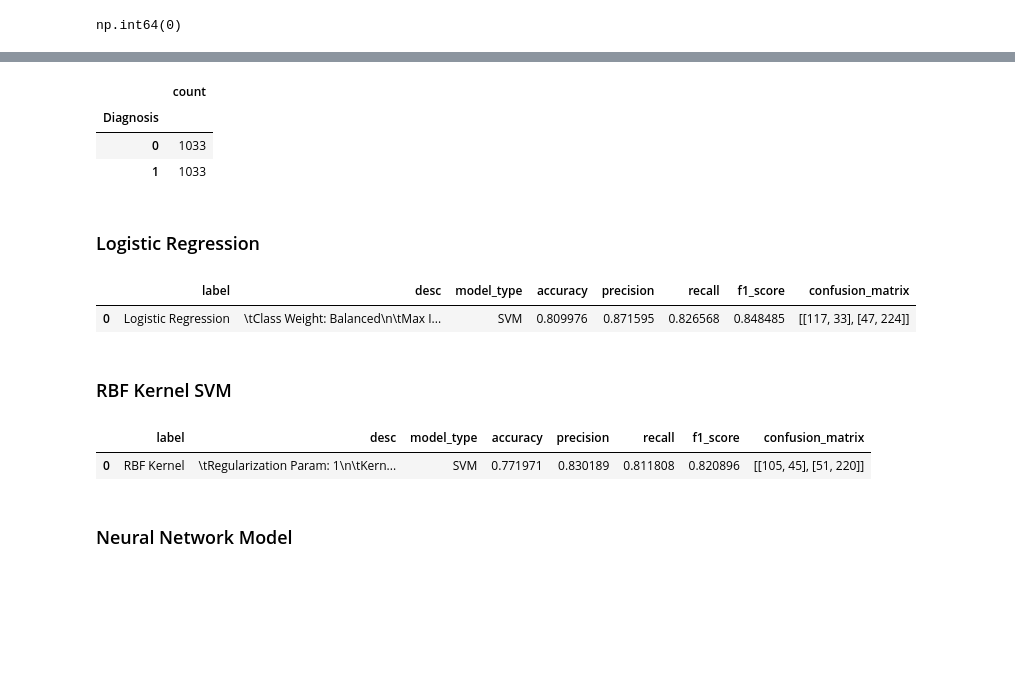
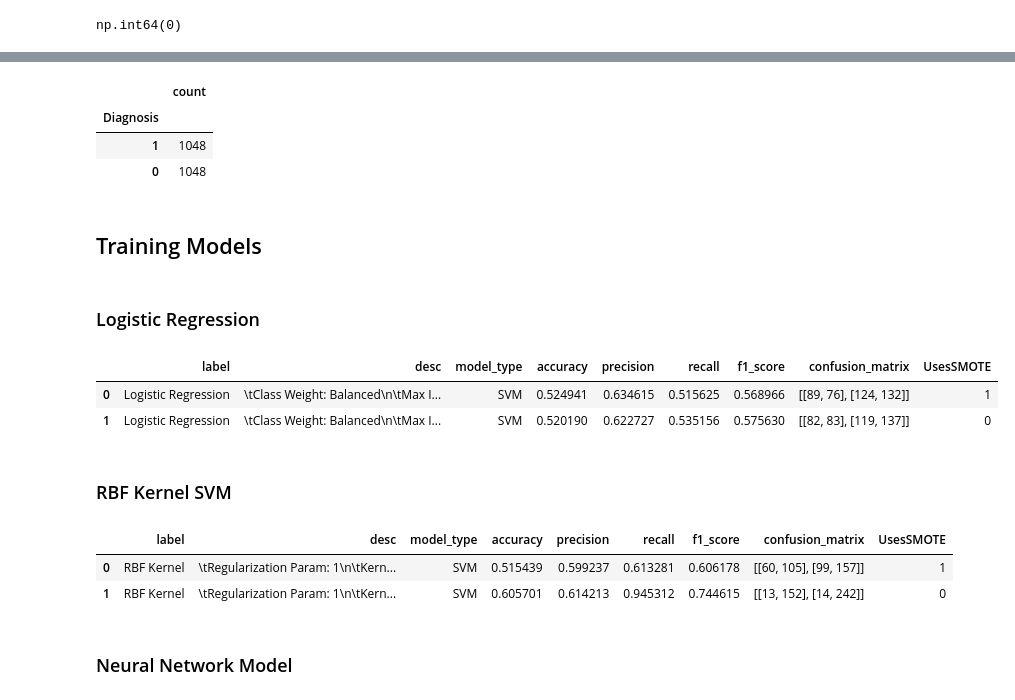
Before and after one commit to julianag27/ml-project, a Jupyter notebook: FinalProject.ipynb, the cells around one changed output, grey strips where cells are left out. Cells and saved outputs as stored; diff of their text form; code cells hidden in the pictures; blank space fills up the shorter version.

```diff
--- a/FinalProject.ipynb
+++ b/FinalProject.ipynb
@@ -63,0 +58,6 @@ plt.show()
+# %%
+# drop patient and doctor columns
+df = df.drop(columns=['PatientID', 'DoctorInCharge'])
+
+# dropping symptom columns (we want to predict based of demographic info not direct symptoms)
+df = df.drop(columns=['UPDRS', 'MoCA', 'FunctionalAssessment', 'Tremor', 'Rigidity', 'Bradykinesia', 'PosturalInstability', 'SpeechProblems', 'SleepDisorders', 'Constipation'])
@@ -64,6 +90,18 @@ plt.show()
 # %%
-y = df.Diagnosis.value_counts().plot(kind='bar')
+temp = df.copy()
+temp["Height_cm"] = temp["Gender"].apply(lambda x: 175 if x == 0 else 162) # estimates based on gender average
+temp["Weight_kg"] = temp["BMI"] * (temp["Height_cm"] / 100)**2
 
-plt.ylabel("Count")
-plt.title("Diagnosis Total Count")
-display(df['Diagnosis'].value_counts().to_frame('count'))
+# https://en.wikipedia.org/wiki/Harris–Benedict_equation#Calculating_the_Harris-Benedict_BMR
+temp["BMREstimate"] = temp.apply(lambda row: 10*row["Weight_kg"] + 6.25*row["Height_cm"] - 5*row["Age"] - 166*row["Gender"] + 5, axis=1)
+
+temp["LifestyleScore"] = (
+    0.6*temp["DietQuality"] +
+    0.4*temp["PhysicalActivity"] +
+    0.2*temp["SleepQuality"]
+)/5 - 1 # Weights based on intuition on importance for our purposes (normalized to be a number with range [-1, 1])
+
+temp["GeneticMetabolicDispositionEstimate"] = temp["BMREstimate"] - 150 * temp["LifestyleScore"] # estimates a possible 150 kcal incluence either way based on lifestyle
+
+df["BMREstimate"] = temp["BMREstimate"]
+df["GeneticMetabolicDispositionEstimate"] = temp["GeneticMetabolicDispositionEstimate"]
@@ -94,36 +121,50 @@ X_test  = scaler.transform(X_test)
 # %%
 from imblearn.over_sampling import SMOTE
 
-smote = SMOTE(random_state=42)
+smote = SMOTE(random_state=1234)
+
+# keeping old sets to compare sampled data and not sampled data
+X_train_old, Y_train_old = X_train, Y_train
 
 # Resample to balance Dataset
 X_train, Y_train = smote.fit_resample(X_train, Y_train)
 display(Y_train.value_counts().to_frame('count'))
+
+def smote_and_not(func):
+    models_1 = func(X_train, Y_train, X_test, Y_test)
+    models_1["UsesSMOTE"] = 1
+    models_0 = func(X_train_old, Y_train_old, X_test, Y_test)
+    models_0["UsesSMOTE"] = 0
+    return pd.concat([models_1, models_0], ignore_index=True)
 # %% [output]
 |  | count |
 | Diagnosis |  |
-| 0 | 1033 |
-| 1 | 1033 |
+| 1 | 1048 |
+| 0 | 1048 |
+# %% [markdown]
+## Training Models
 # %% [markdown]
 ### Logistic Regression
 # %%
 from models.regression import rg_run_models
 
-rg_models = rg_run_models(X_train, Y_train, X_test, Y_test)
-rg_models
+rg_models = smote_and_not(rg_run_models)
+rg_models # Show stats output as table
 # %% [output]
-|  | label | desc | model_type | accuracy | precision | recall | f1_score | confusion_matrix |
-| 0 | Logistic Regression | \tClass Weight: Balanced\n\tMax I... | SVM | 0.809976 | 0.871595 | 0.826568 | 0.848485 | [[117, 33], [47, 224]] |
+|  | label | desc | model_type | accuracy | precision | recall | f1_score | confusion_matrix | UsesSMOTE |
+| 0 | Logistic Regression | \tClass Weight: Balanced\n\tMax I... | SVM | 0.524941 | 0.634615 | 0.515625 | 0.568966 | [[89, 76], [124, 132]] | 1 |
+| 1 | Logistic Regression | \tClass Weight: Balanced\n\tMax I... | SVM | 0.520190 | 0.622727 | 0.535156 | 0.575630 | [[82, 83], [119, 137]] | 0 |
 # %% [markdown]
 ### RBF Kernel SVM
 # %%
 from models.svm import svm_run_models
 
-svm_models = svm_run_models(X_train, Y_train, X_test, Y_test)
-svm_models
+svm_models = smote_and_not(svm_run_models)
+svm_models # Show stats output as table
 # %% [output]
-|  | label | desc | model_type | accuracy | precision | recall | f1_score | confusion_matrix |
-| 0 | RBF Kernel | \tRegularization Param: 1\n\tKern... | SVM | 0.771971 | 0.830189 | 0.811808 | 0.820896 | [[105, 45], [51, 220]] |
+|  | label | desc | model_type | accuracy | precision | recall | f1_score | confusion_matrix | UsesSMOTE |
+| 0 | RBF Kernel | \tRegularization Param: 1\n\tKern... | SVM | 0.515439 | 0.599237 | 0.613281 | 0.606178 | [[60, 105], [99, 157]] | 1 |
+| 1 | RBF Kernel | \tRegularization Param: 1\n\tKern... | SVM | 0.605701 | 0.614213 | 0.945312 | 0.744615 | [[13, 152], [14, 242]] | 0 |
 # %% [markdown]
 ### Neural Network Model
 # %%
```
Also changed, not shown: parts of 9 cells of this notebook, 1 other file.
